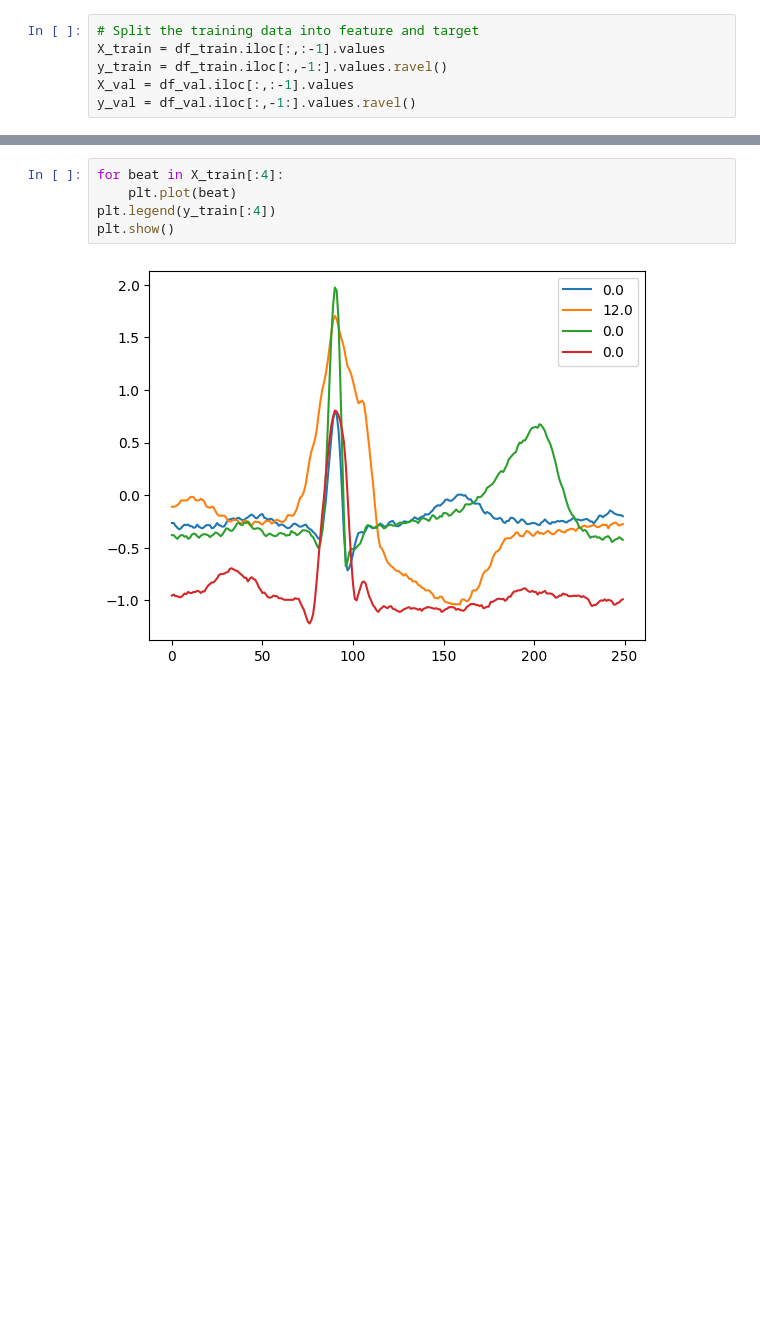
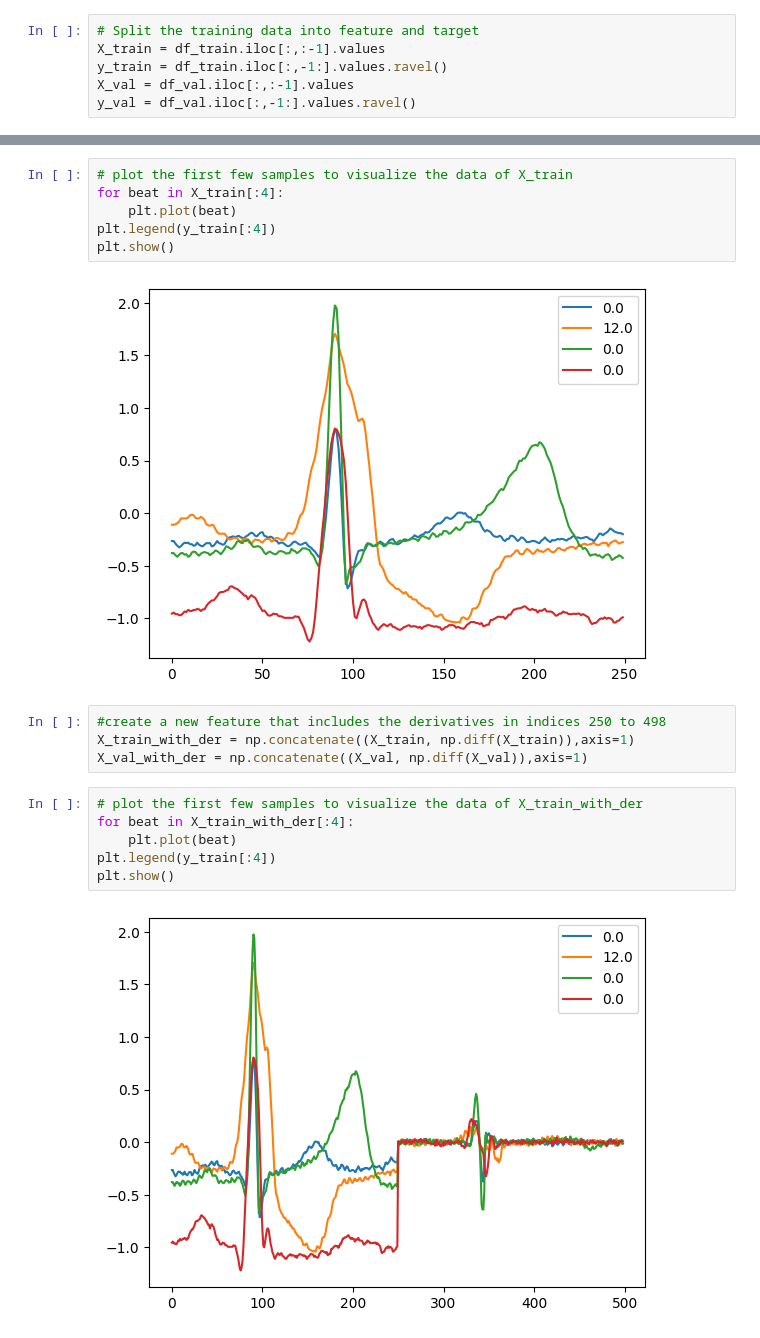
Before and after one commit to zachorrie/ML_ASS, a Jupyter notebook: CS_ARR.ipynb, the cells around one changed output, grey strips where cells are left out. Drawn from its saved outputs; the diff is of its cells as text; blank space fills up the shorter version.

```diff
--- a/CS_ARR.ipynb
+++ b/CS_ARR.ipynb
@@ -32,7 +38,20 @@ y_val = df_val.iloc[:,-1:].values.ravel()
 # %%
+# plot the first few samples to visualize the data of X_train
 for beat in X_train[:4]:
     plt.plot(beat)
 plt.legend(y_train[:4])
 plt.show()
 # %% [output]
 [figure]
+# %%
+#create a new feature that includes the derivatives in indices 250 to 498
+X_train_with_der = np.concatenate((X_train, np.diff(X_train)),axis=1)
+X_val_with_der = np.concatenate((X_val, np.diff(X_val)),axis=1)
+# %%
+# plot the first few samples to visualize the data of X_train_with_der
+for beat in X_train_with_der[:4]:
+    plt.plot(beat)
+plt.legend(y_train[:4])
+plt.show()
+# %% [output]
+[figure, added]
```
Also changed, not shown: parts of 17 cells of this notebook.
